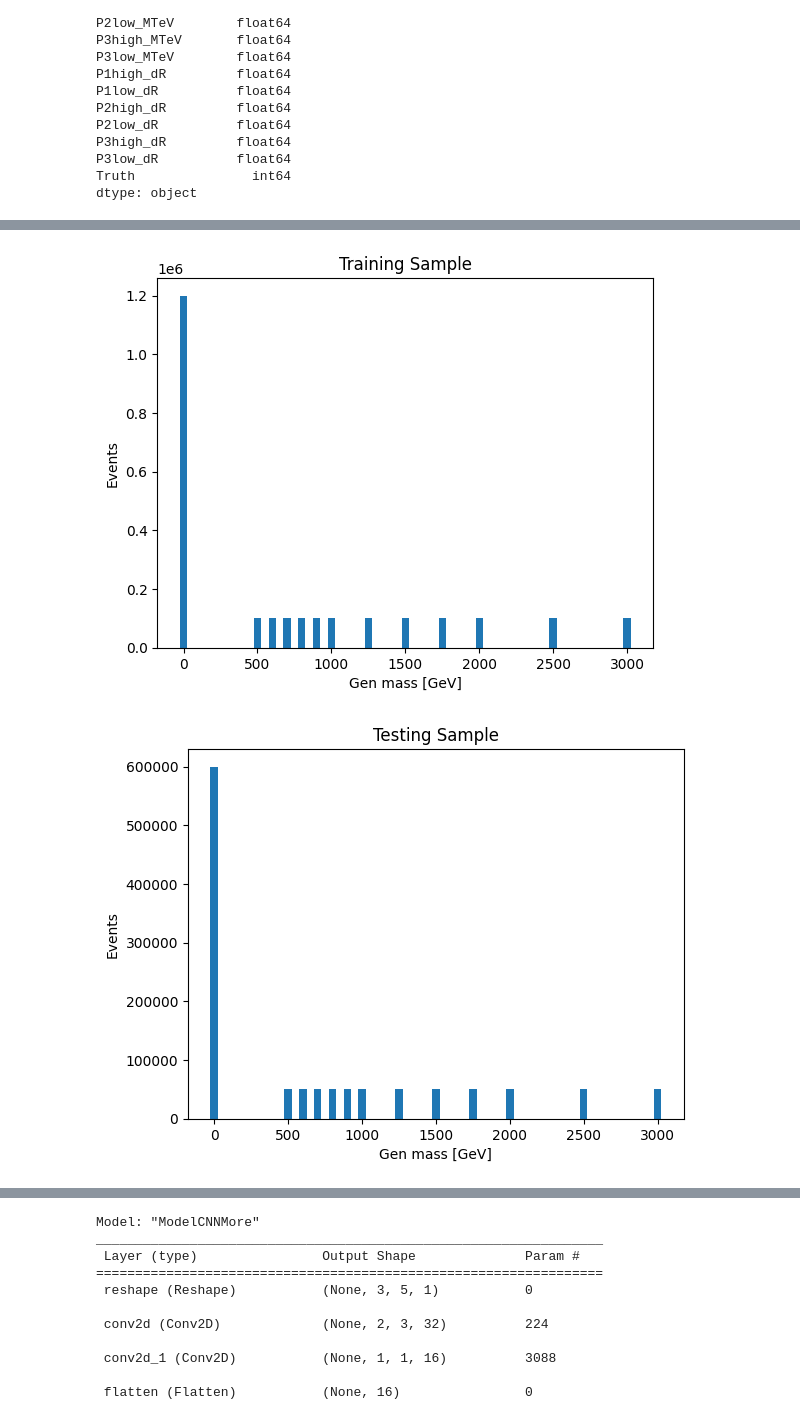
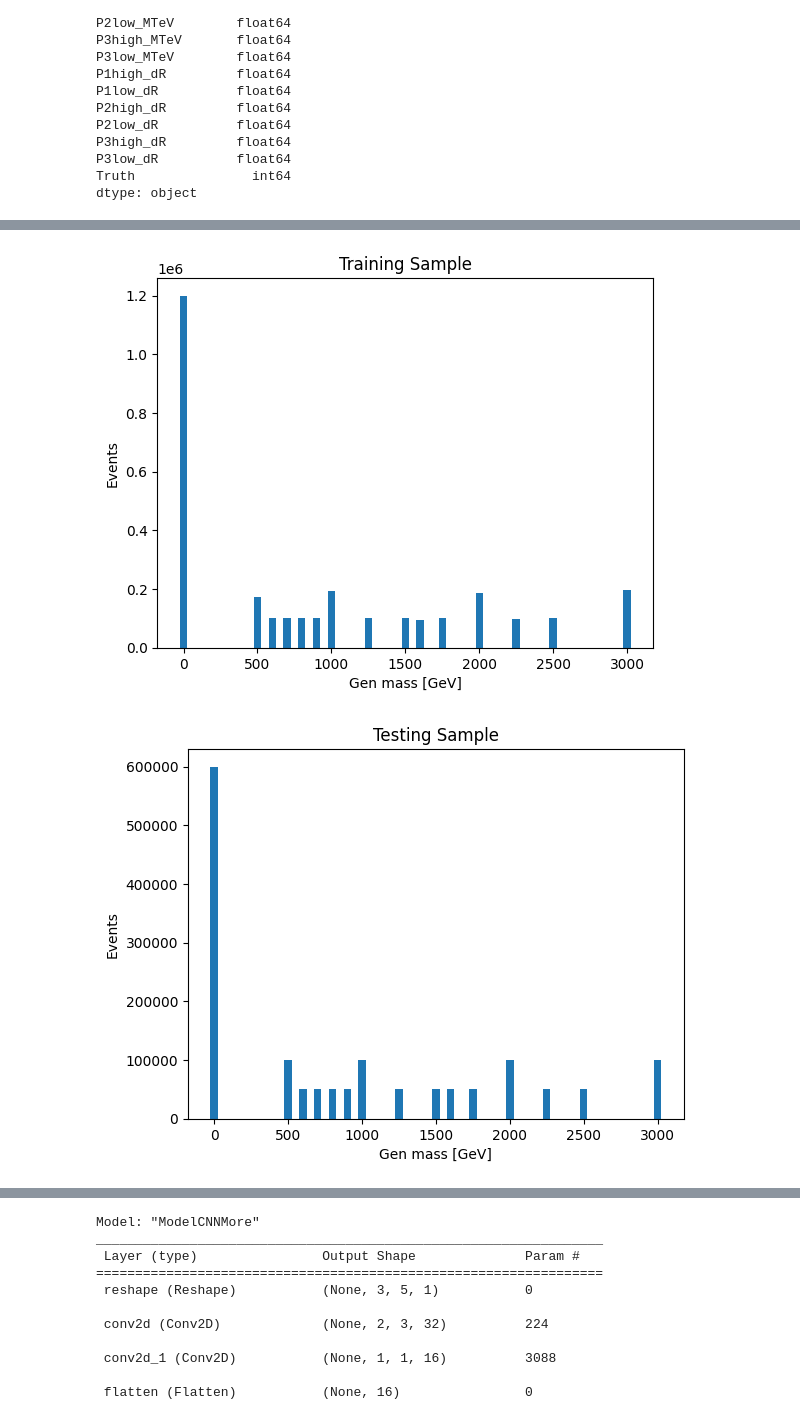
Before and after one commit to wang-hui/DiJet_ML, a Jupyter notebook: SigBG_CNN.ipynb, the cells around one changed output, grey strips where cells are left out. Saved outputs shown, nothing was run; the diff lists cells and outputs as text; code cells hidden in the pictures.

```diff
--- a/SigBG_CNN.ipynb
+++ b/SigBG_CNN.ipynb
@@ -60,7 +69,8 @@ def make_training_and_testing_pd(Mass):
 
     return [TrainingDF, TestingDF]
 # %%
-Masses = [0, 500, 600, 700, 800, 900, 1000, 1250, 1500, 1750, 2000, 2500, 3000]
+InputList = ["QCD_2M_stride30", 500, 600, 700, 800, 900, 1000, 1250, 1500, 1750, 2000, 2500, 3000,
+             "Ms2000_Mc500", "Ms4000_Mc1000", "Ms6000_Mc1600", "Ms8000_Mc2000", "Ms9000_Mc2250", "Ms8000_Mc3000"]
 
 SanityCheckPlots = True
 # %%
@@ -70,7 +80,7 @@ Mem0 = psutil.virtual_memory().available
 TrainingDF = None
 TestingDF = None
 with Pool(processes=6) as pool:
-    DFarray = pool.map(make_training_and_testing_pd, Masses)
+    DFarray = pool.map(make_training_and_testing_pd, InputList)
     TrainingDF =pd.concat([row[0] for row in DFarray], ignore_index=True)
     TestingDF = pd.concat([row[1] for row in DFarray], ignore_index=True)
 
@@ -132,3 +142,6 @@ P3high_dR         float64
 P3low_dR          float64
 Truth               int64
 dtype: object
+# %%
+Masses = sorted(set(TrainingDF["Mass"]))
+print(Masses)
@@ -152,20 +167,20 @@ TrainingDF
 # %%
 if SanityCheckPlots:
-    plt.hist(TrainingDF["Mass"], bins = int((max(Masses) - min(Masses))/50) + 1,
-             range = [min(Masses)-25, max(Masses)+25], rwidth = 1)
+    plt.hist(TrainingDF["Mass"], bins = int((Masses[-1] - Masses[0])/50) + 1,
+             range = [Masses[0]-25, Masses[-1]+25], rwidth = 1)
     plt.xlabel("Gen mass [GeV]")
     plt.ylabel("Events")
     plt.title("Training Sample")
 # %% [output]
-[figure, old version]
+[figure, new version]
 # %%
 if SanityCheckPlots:
-    plt.hist(TestingDF["Mass"], bins = int((max(Masses) - min(Masses))/50) + 1,
-             range = [min(Masses)-25, max(Masses)+25], rwidth = 1)
+    plt.hist(TestingDF["Mass"], bins = int((Masses[-1] - Masses[0])/50) + 1,
+             range = [Masses[0]-25, Masses[-1]+25], rwidth = 1)
     plt.xlabel("Gen mass [GeV]")
     plt.ylabel("Events")
     plt.title("Testing Sample")
 # %% [output]
-[figure, old version]
+[figure, new version]
 # %%
 if SanityCheckPlots:
```
Also changed, not shown: parts of 22 cells of this notebook, 1 other file.
